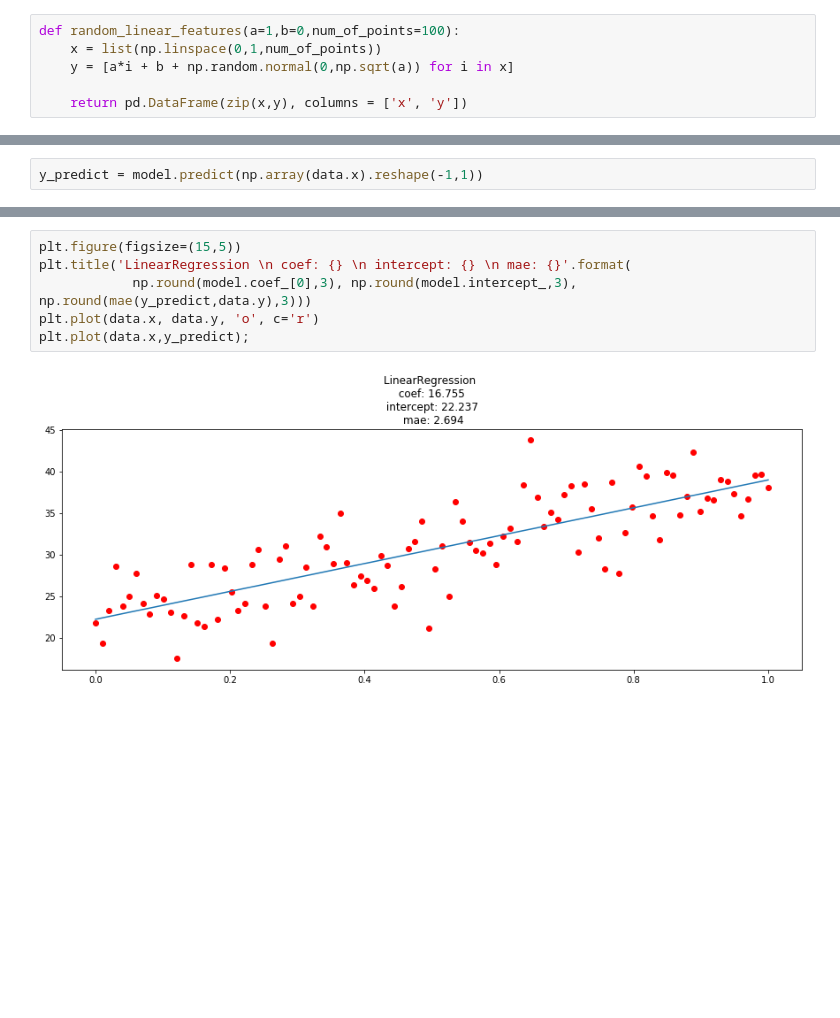
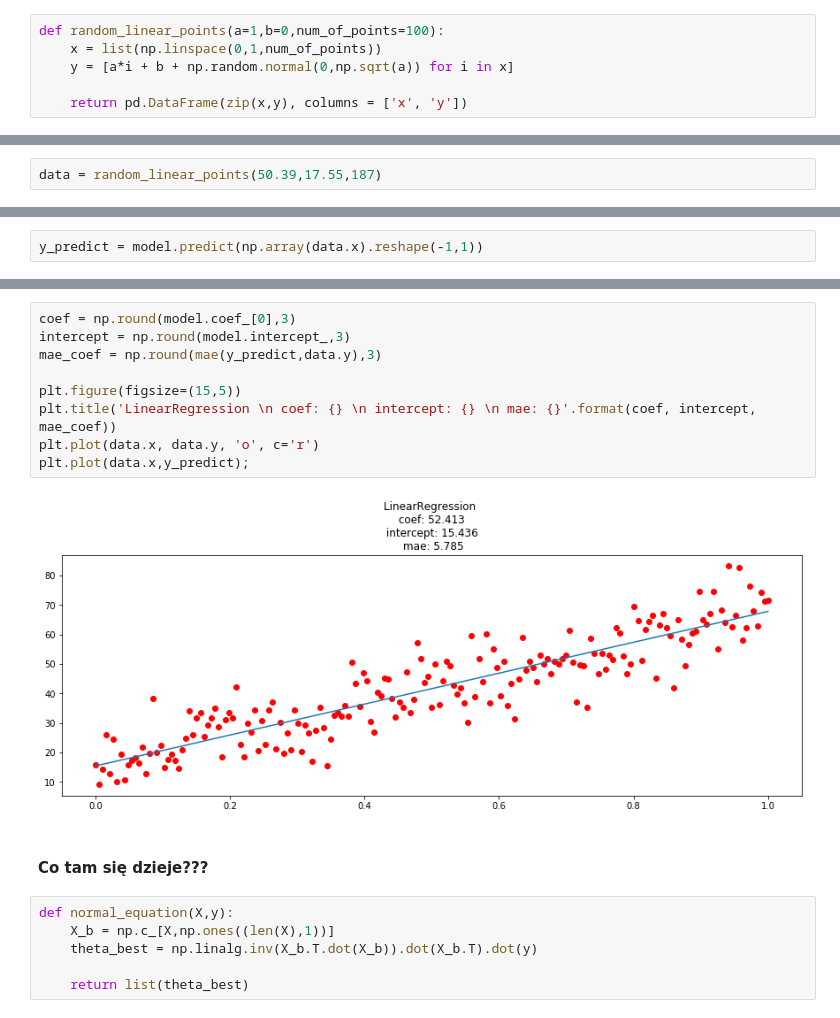
Before and after one commit to AdiSk325/DataWorkshop_Opole, a Jupyter notebook: Introduction_to_ML/Introduction_to_ML.ipynb, the cells around one changed output, grey strips where cells are left out. Drawn from its saved outputs; the diff is of its cells as text; blank space fills up the shorter version.

```diff
--- a/Introduction_to_ML/Introduction_to_ML.ipynb
+++ b/Introduction_to_ML/Introduction_to_ML.ipynb
@@ -19,7 +43,7 @@ plt.hist(normal_dist,200,density=True);
 # %% [markdown]
 #### Programowanie funkcjami stoi - jak sprawnie pisać kod
 # %%
-def random_linear_features(a=1,b=0,num_of_points=100):
+def random_linear_points(a=1,b=0,num_of_points=100):
     x = list(np.linspace(0,1,num_of_points))
     y = [a*i + b + np.random.normal(0,np.sqrt(a)) for i in x]
 
@@ -29,3 +51,5 @@ data = random_linear_features(17,23)
+# %%
+data = random_linear_points(50.39,17.55,187)
 # %% [markdown]
 
 #### Pismo obrazkowe - podobno dociera lepiej
@@ -50,8 +89,19 @@ y_predict = model.predict(np.array(data.x).reshape(-1,1))
 # %%
+coef = np.round(model.coef_[0],3)
+intercept = np.round(model.intercept_,3)
+mae_coef = np.round(mae(y_predict,data.y),3)
+
 plt.figure(figsize=(15,5))
-plt.title('LinearRegression \n coef: {} \n intercept: {} \n mae: {}'.format(
-            np.round(model.coef_[0],3), np.round(model.intercept_,3), np.round(mae(y_predict,data.y),3)))
+plt.title('LinearRegression \n coef: {} \n intercept: {} \n mae: {}'.format(coef, intercept, mae_coef))
 plt.plot(data.x, data.y, 'o', c='r')
 plt.plot(data.x,y_predict);
 # %% [output]
-[figure, old version]
+[figure, new version]
+# %% [markdown]
+#### Co tam się dzieje???
+# %%
+def normal_equation(X,y):
+    X_b = np.c_[X,np.ones((len(X),1))]
+    theta_best = np.linalg.inv(X_b.T.dot(X_b)).dot(X_b.T).dot(y)
+
+    return list(theta_best)
```
Also changed, not shown: parts of 19 cells of this notebook, 6 other files.
